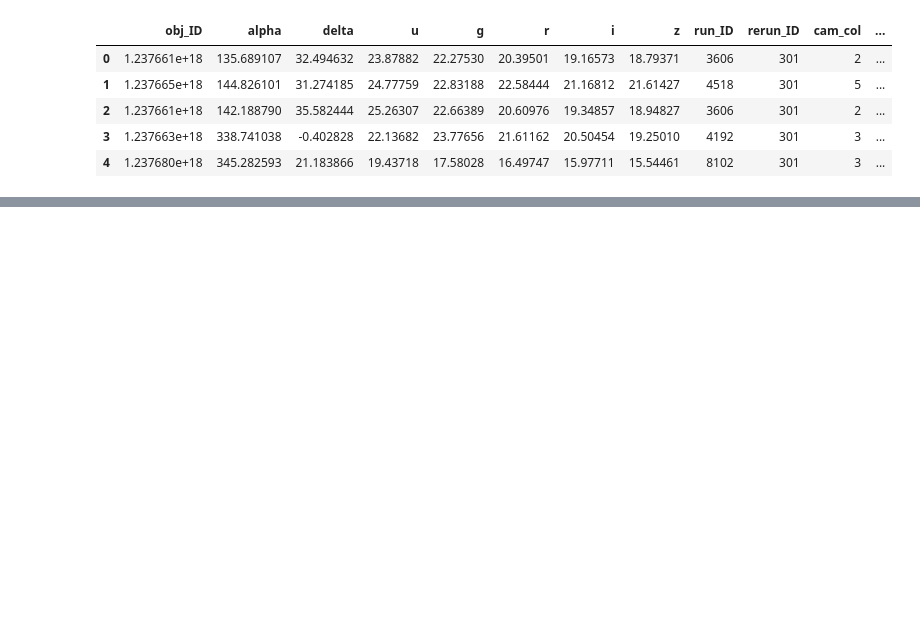
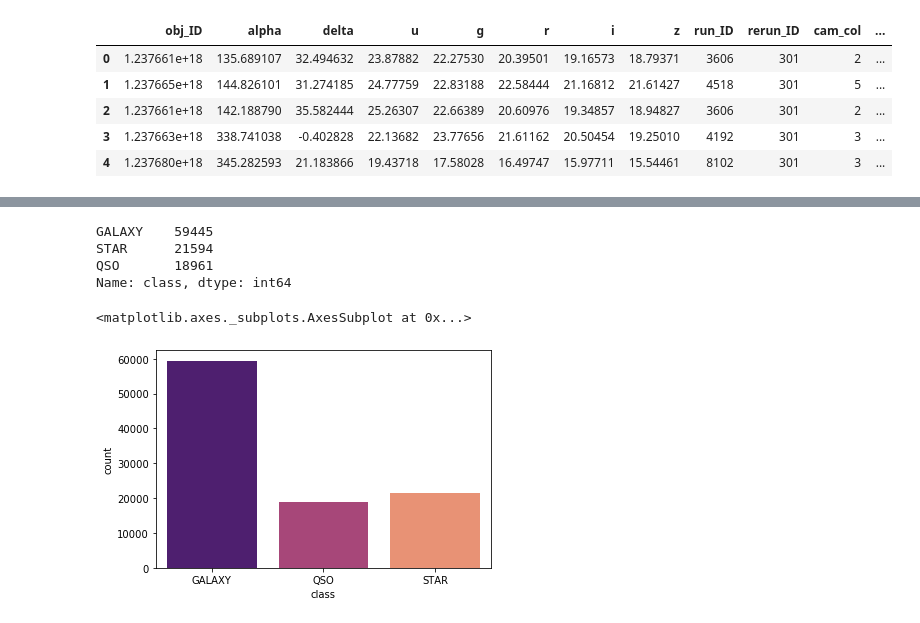
Before and after one commit to vedang9/Stellar-Classification, a Jupyter notebook: Untitled.ipynb, the cells around one changed output, grey strips where cells are left out. Drawn from its saved outputs; the diff is of its cells as text; code cells hidden in the pictures; blank space fills up the shorter version.

```diff
--- a/Untitled.ipynb
+++ b/Untitled.ipynb
@@ -11,3 +13,9 @@ df.head()
 | 2 | 1.237661e+18 | 142.188790 | 35.582444 | 25.26307 | 22.66389 | 20.60976 | 19.34857 | 18.94827 | 3606 | 301 | 2 | ... |
 | 3 | 1.237663e+18 | 338.741038 | -0.402828 | 22.13682 | 23.77656 | 21.61162 | 20.50454 | 19.25010 | 4192 | 301 | 3 | ... |
 | 4 | 1.237680e+18 | 345.282593 | 21.183866 | 19.43718 | 17.58028 | 16.49747 | 15.97711 | 15.54461 | 8102 | 301 | 3 | ... |
+# %%
+tempClass = df["class"]
+tempClass
+df.drop("class",1, inplace=True)
+df["class"] = tempClass
+df.head()
@@ -13,0 +86,12 @@ df.head()
+# %%
+df["class"].value_counts()
+# %% [output]
+GALAXY    59445
+STAR      21594
+QSO       18961
+Name: class, dtype: int64
+# %%
+sns.countplot(x = 'class', data = df, palette='magma')
+# %% [output]
+<matplotlib.axes._subplots.AxesSubplot at 0x...>
+[figure, added]
```
Also changed, not shown: parts of 13 cells of this notebook.
